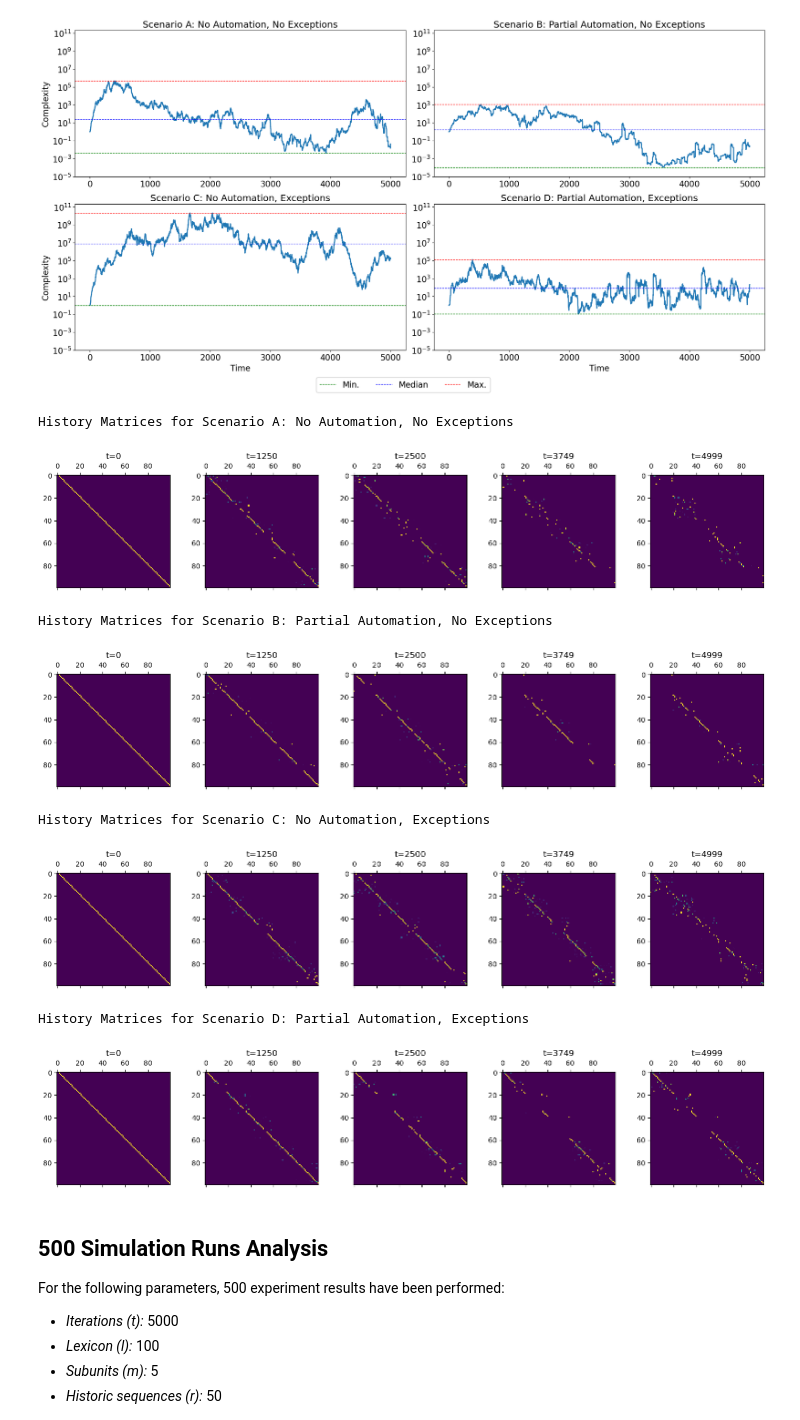
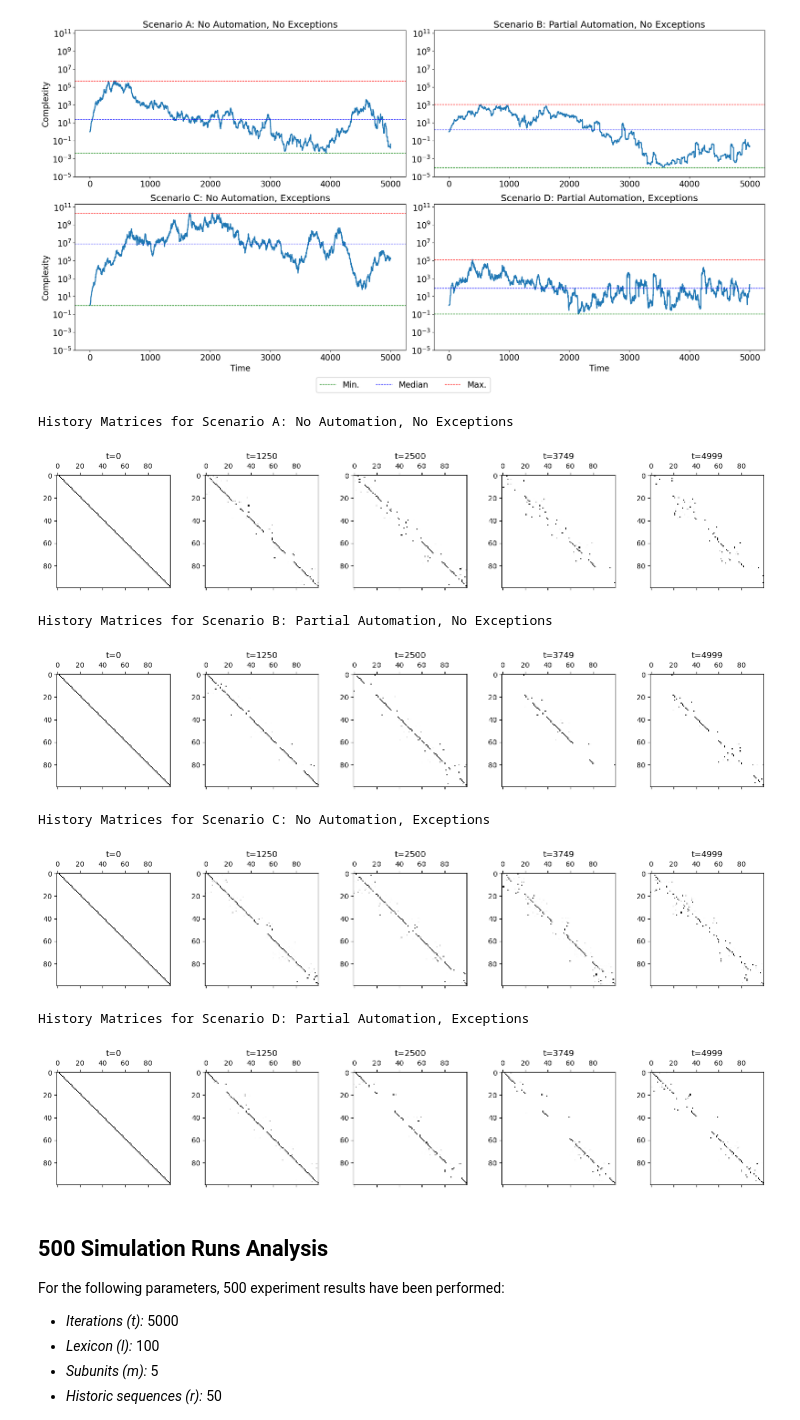
Before and after one commit to lennartebert/process_simulation, a Jupyter notebook: Impact of Process Automation on Process Change Dynamics.ipynb, the cells around one changed output. Saved outputs shown, nothing was run; the diff lists cells and outputs as text; code cells hidden in the pictures.

```diff
--- a/Impact of Process Automation on Process Change Dynamics.ipynb
+++ b/Impact of Process Automation on Process Change Dynamics.ipynb
@@ -173,20 +173,20 @@ Complexity Over Time, Plots at comparable log scales
 # %%
 # print adjacency maps for all scenarios
 for sim_name, sim_ams in simulation_ams_dict.items():
     print(f"History Matrices for {sim_name}")
-    plt = process_simulation.get_heatmap_plot(sim_ams, 5, 1, title=None)
+    plt = process_simulation.get_heatmap_plot(sim_ams, 5, 1, title=None, cmap="Greys")
     sim_name_clean = sim_name.replace(',', '').replace(':', '').replace(' ', '_')
     plt.savefig(f'local_results/heatmaps_{sim_name_clean}.pdf', dpi=300, bbox_inches='tight')
     plt.show()
 # %% [output]
 History Matrices for Scenario A: No Automation, No Exceptions
-[figure, old version]
+[figure, new version]
 History Matrices for Scenario B: Partial Automation, No Exceptions
-[figure, old version]
+[figure, new version]
 History Matrices for Scenario C: No Automation, Exceptions
-[figure, old version]
+[figure, new version]
 History Matrices for Scenario D: Partial Automation, Exceptions
-[figure, old version]
+[figure, new version]
 # %% [markdown]
 ## 500 Simulation Runs Analysis
 
```
Also changed, not shown: parts of 2 cells of this notebook.
